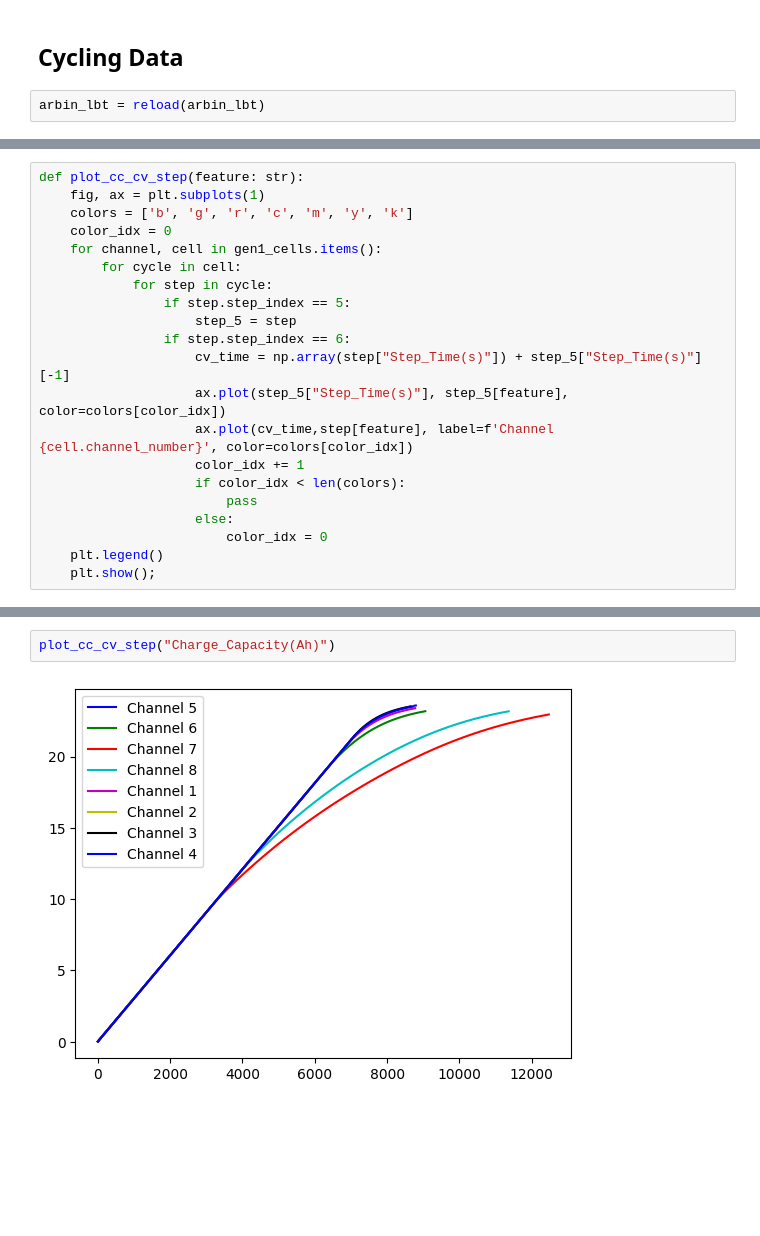
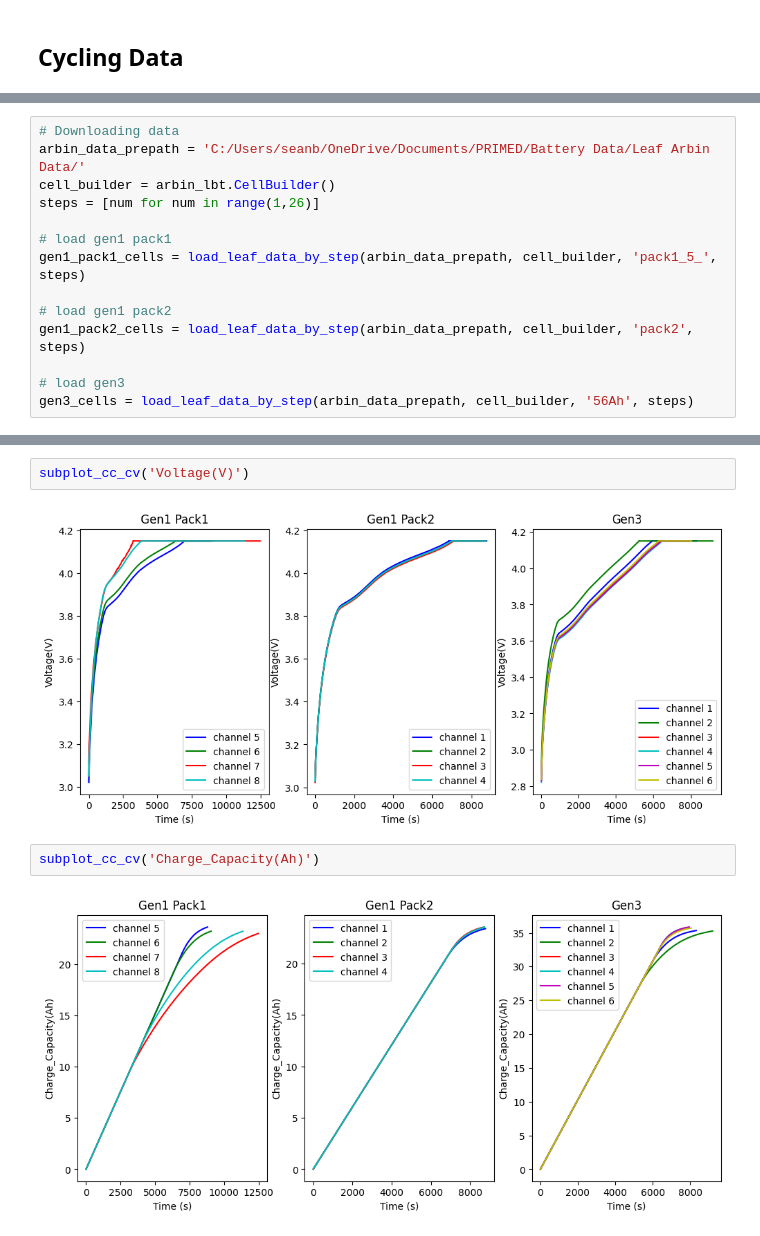
Before and after one commit to seanbuchanan-eng/battery_sizing_model, a Jupyter notebook: junk/test_leaf.ipynb, the cells around one changed output, grey strips where cells are left out. Saved outputs shown, nothing was run; the diff lists cells and outputs as text; blank space fills up the shorter version.

```diff
--- a/junk/test_leaf.ipynb
+++ b/junk/test_leaf.ipynb
@@ -49,4 +92,2 @@ for channel_number, sweep in enumerate(eis_sweeps):
 # %% [markdown]
 ## Cycling Data
-# %%
-arbin_lbt = reload(arbin_lbt)
@@ -101,21 +118,14 @@ dict_keys([5, 6, 7, 8, 1, 2, 3, 4])
-# %%
-def plot_cc_cv_step(feature: str):
-    fig, ax = plt.subplots(1)
-    colors = ['b', 'g', 'r', 'c', 'm', 'y', 'k']
-    color_idx = 0
-    for channel, cell in gen1_cells.items():
-        for cycle in cell:
-            for step in cycle:
-                if step.step_index == 5:
-                    step_5 = step
-                if step.step_index == 6:
-                    cv_time = np.array(step["Step_Time(s)"]) + step_5["Step_Time(s)"][-1]
-                    ax.plot(step_5["Step_Time(s)"], step_5[feature], color=colors[color_idx])
-                    ax.plot(cv_time,step[feature], label=f'Channel {cell.channel_number}', color=colors[color_idx])
-                    color_idx += 1
-                    if color_idx < len(colors):
-                        pass
-                    else:
-                        color_idx = 0
-    plt.legend()
-    plt.show();
+# %%
+# Downloading data
+arbin_data_prepath = 'C:/Users/seanb/OneDrive/Documents/PRIMED/Battery Data/Leaf Arbin Data/'
+cell_builder = arbin_lbt.CellBuilder()
+steps = [num for num in range(1,26)]
+
+# load gen1 pack1
+gen1_pack1_cells = load_leaf_data_by_step(arbin_data_prepath, cell_builder, 'pack1_5_', steps)
+
+# load gen1 pack2
+gen1_pack2_cells = load_leaf_data_by_step(arbin_data_prepath, cell_builder, 'pack2', steps)
+
+# load gen3
+gen3_cells = load_leaf_data_by_step(arbin_data_prepath, cell_builder, '56Ah', steps)
@@ -122,4 +237,8 @@ def plot_cc_cv_step(feature: str):
+# %%
+subplot_cc_cv('Voltage(V)')
+# %% [output]
+[figure, added]
 # %%
-plot_cc_cv_step("Charge_Capacity(Ah)")
+subplot_cc_cv('Charge_Capacity(Ah)')
 # %% [output]
-[figure, old version]
+[figure, new version]
```
Also changed, not shown: parts of 23 cells of this notebook.
